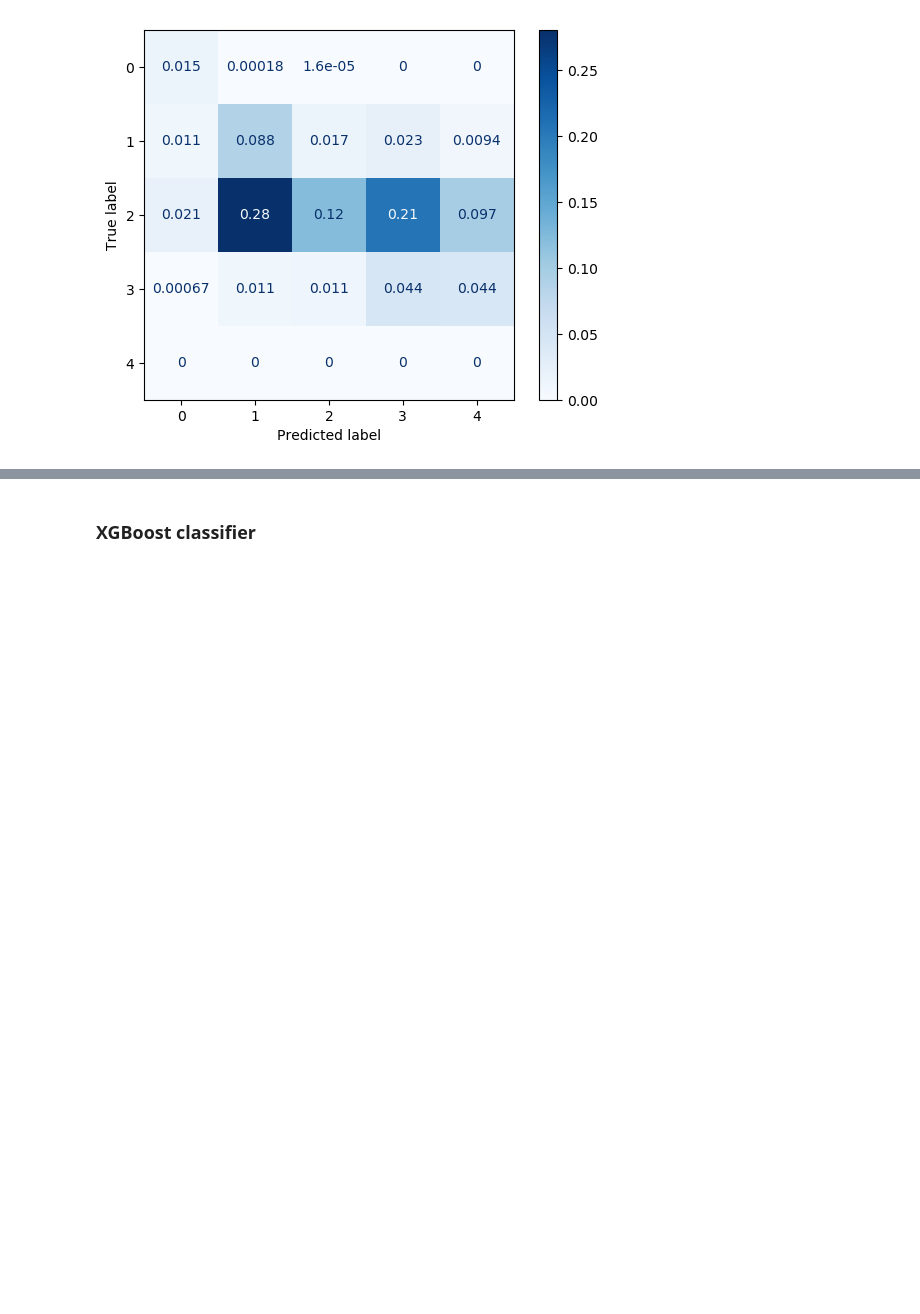
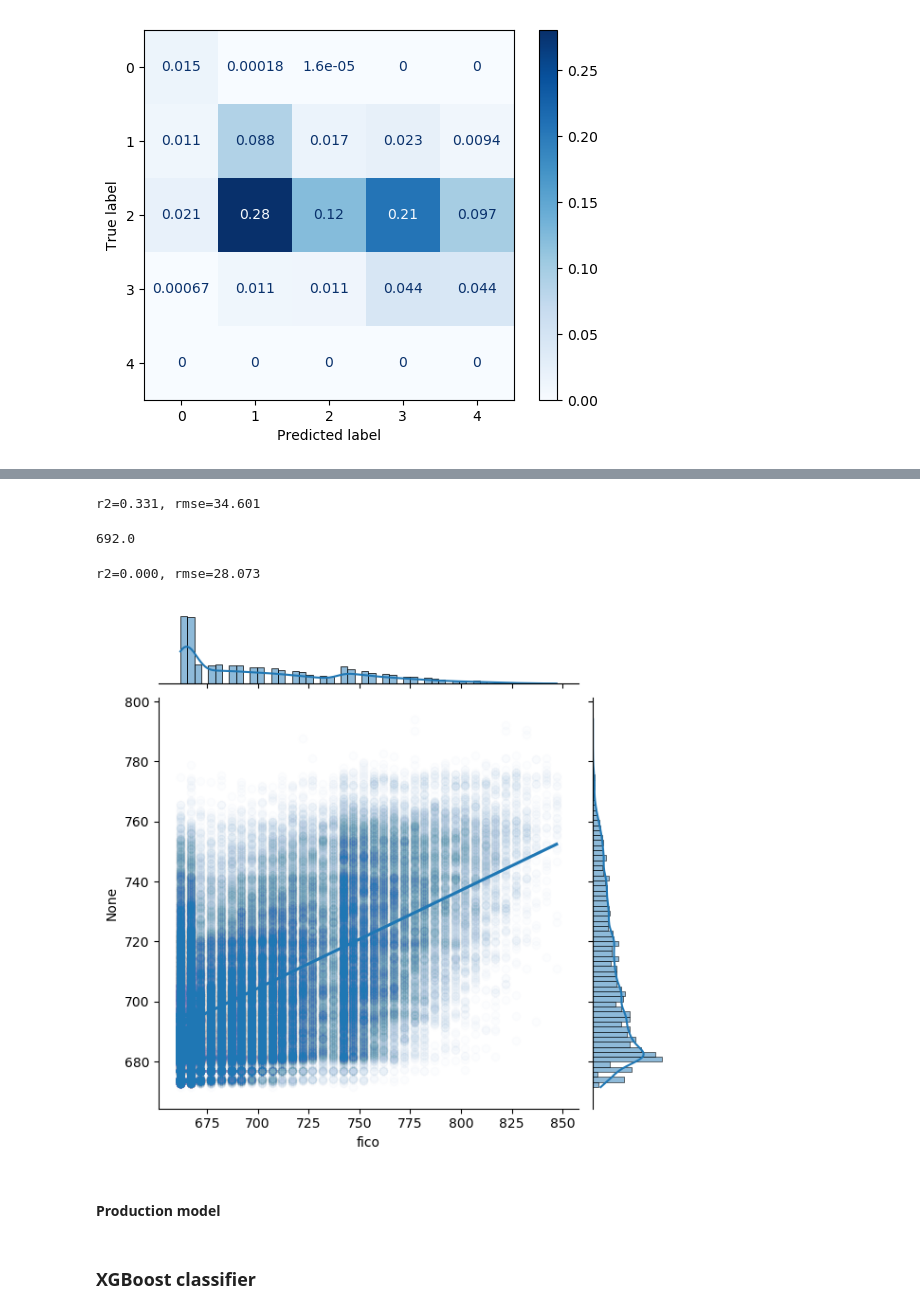
Before and after one commit to AnnaLelchuk/ITC_hackathon, a Jupyter notebook: EDA.ipynb, the cells around one changed output, grey strips where cells are left out. Saved outputs shown, nothing was run; the diff lists cells and outputs as text; code cells hidden in the pictures; blank space fills up the shorter version.

Commit message:
using xgbr model

```diff
--- a/EDA.ipynb
+++ b/EDA.ipynb
@@ -710,7 +791,7 @@ df.num_actv_bc_tl.plot.hist(bins=200)
 annual_inc_bins = [20000, 40000, 60000, 80000, 100000, 150000]
 tot_cur_bal_bins = [10000, 20000, 30000, 50000, 70000, 100000, 200000, 300000, 500000]
 delinq_2yrs_bins = [0, 1, 2, 3, 4, 5]
-mo_sin_rcnt_rev_tl_op_bins = [6, 12, 18, 24, 36]
+mo_sin_rcnt_rev_tl_op_bins = [6, 12, 24, 36]
 mo_sin_old_rev_tl_op_bins = [6, 12, 24, 12 * 3, 12 * 5, 12 * 7, 12 * 10, 12 * 15, 12 * 20, 12 * 30]
 mort_acc_bins = [0, 1, 2, 3, 4, 5]
 mths_since_last_delinq_bins = [6, 12, 24, 5 * 12]
@@ -1081,0 +1166,10 @@ Dummy accuracy: 0.20
+# %%
+np.random.seed(0)
+small_df = df.sample(frac=0.3)
+X = small_df.drop(columns=['fico_cat', 'fico'])
+y = small_df['fico']
+
+X_train, X_test, y_train, y_test = train_test_split(X, y, test_size=0.20, random_state=42, stratify=y)
+
+xgbr = XGBRegressor()
+xgbr.fit(X_train, y_train)
@@ -1081,0 +1186,26 @@ Dummy accuracy: 0.20
+# %%
+y_pred = rfr.predict(X_test)
+r2 = r2_score(y_test, y_pred)
+rmse = mean_squared_error(y_test, y_pred, squared=False)
+print(f"{r2=:.3f}, {rmse=:.3f}")
+# %% [output]
+r2=0.331, rmse=34.601
+# %%
+y_train.median()
+# %% [output]
+692.0
+# %%
+reg_baseline = np.full(y_test.shape[0], y_train.median())
+r2 = r2_score(reg_baseline, y_pred)
+rmse = mean_squared_error(reg_baseline, y_pred, squared=False)
+print(f"{r2=:.3f}, {rmse=:.3f}")
+# %% [output]
+r2=0.000, rmse=28.073
+# %%
+# sns.regplot(y_test, y_pred, scatter_kws={'alpha':0.01})
+sns.jointplot(x=y_test, y=y_pred,
+              kind='reg', scatter_kws={'alpha':0.01});
+# %% [output]
+[figure, added]
+# %% [markdown]
+#### Production model
```
Also changed, not shown: parts of 13 cells of this notebook, 2 other files.
